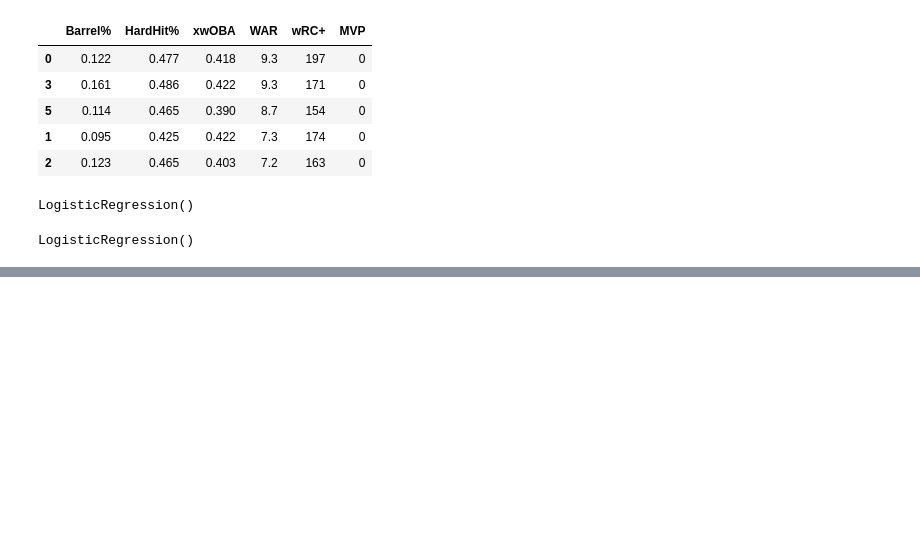
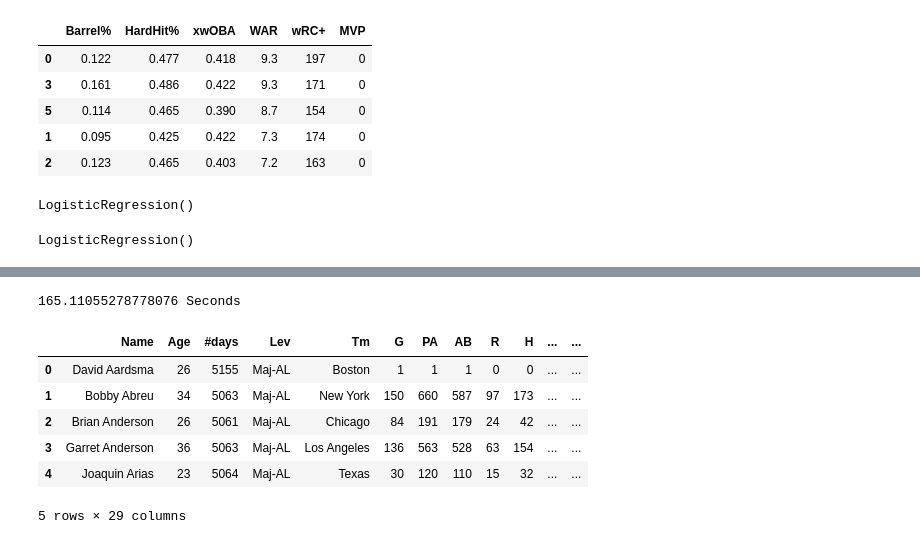
Before and after one commit to lbp12/Moneyball, a Jupyter notebook: MoneyballProjectExploration.ipynb, the cells around one changed output, grey strips where cells are left out. Cells and saved outputs as stored; diff of their text form; code cells hidden in the pictures; blank space fills up the shorter version.

```diff
--- a/MoneyballProjectExploration.ipynb
+++ b/MoneyballProjectExploration.ipynb
@@ -99,0 +169,14 @@ LogisticRegression()
+# %%
+warnings.simplefilter('ignore')
+data_AL = Merger(start_year, end_year, mvp_awards, all_awards, 'Maj-AL')
+
+data_AL.head()
+# %% [output]
+165.11055278778076 Seconds
+|  | Name | Age | #days | Lev | Tm | G | PA | AB | R | H | ... | ... |
+| 0 | David Aardsma | 26 | 5155 | Maj-AL | Boston | 1 | 1 | 1 | 0 | 0 | ... | ... |
+| 1 | Bobby Abreu | 34 | 5063 | Maj-AL | New York | 150 | 660 | 587 | 97 | 173 | ... | ... |
+| 2 | Brian Anderson | 26 | 5061 | Maj-AL | Chicago | 84 | 191 | 179 | 24 | 42 | ... | ... |
+| 3 | Garret Anderson | 36 | 5063 | Maj-AL | Los Angeles | 136 | 563 | 528 | 63 | 154 | ... | ... |
+| 4 | Joaquin Arias | 23 | 5064 | Maj-AL | Texas | 30 | 120 | 110 | 15 | 32 | ... | ... |
+5 rows × 29 columns
```
Also changed, not shown: parts of 11 cells of this notebook.
